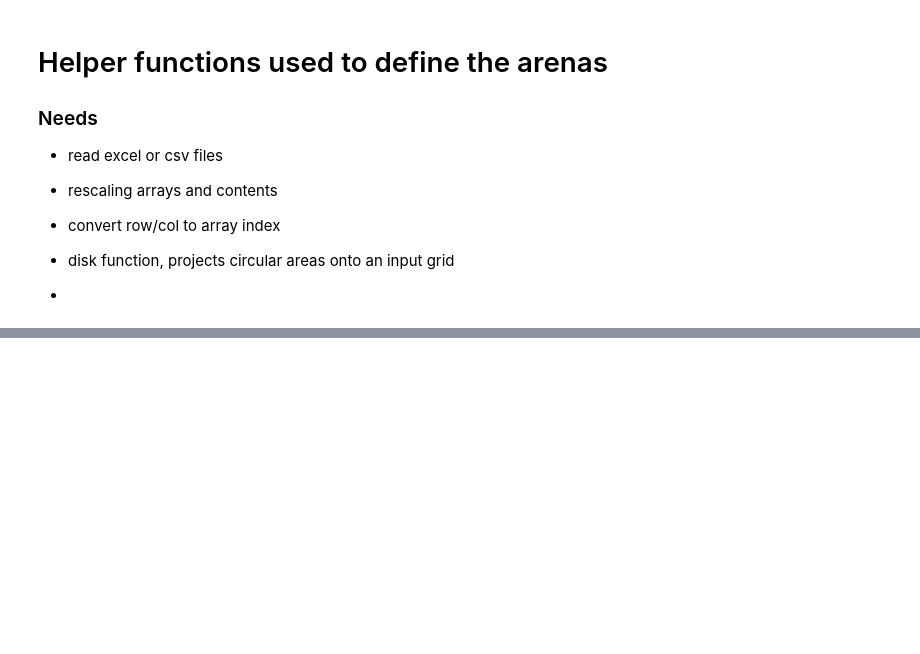
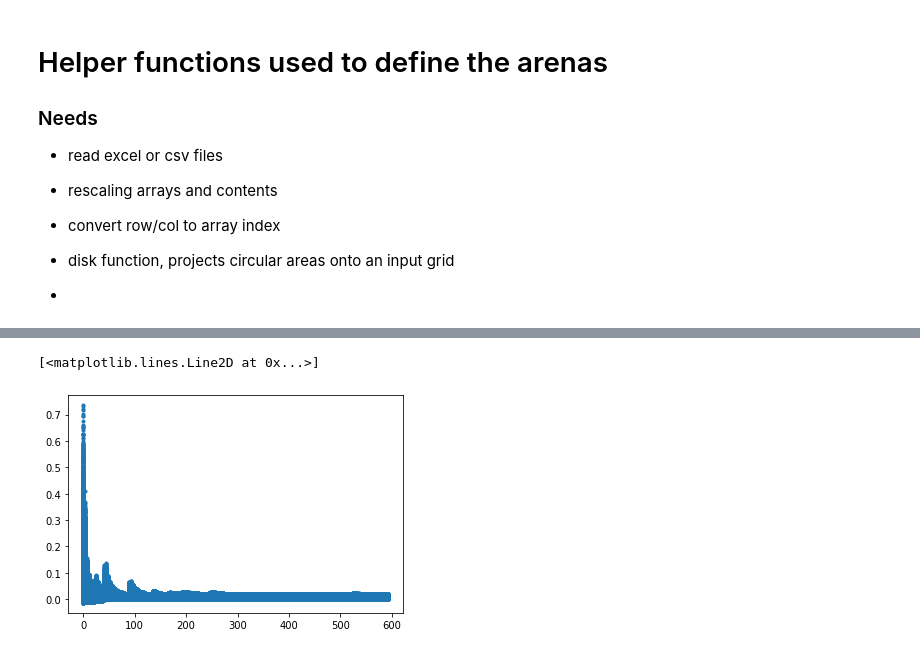
Before and after one commit to boospooky/omnitray-modeling, a Jupyter notebook: omnitray-modeling/mimic_190413_exp_jac.ipynb, the cells around one changed output, grey strips where cells are left out. Saved outputs shown, nothing was run; the diff lists cells and outputs as text; code cells hidden in the pictures; blank space fills up the shorter version.

```diff
--- a/omnitray-modeling/mimic_190413_exp_jac.ipynb
+++ b/omnitray-modeling/mimic_190413_exp_jac.ipynb
@@ -832,0 +851,9 @@ Radau
+# %%
+dy_arr = np.diff(img[:,c_i,:,:],axis=0)/(img[:-1,c_i,:,:]+1e-5)
+_, nh, nw = dy_arr.shape
+t_vec_rep = np.repeat(t_vec[:-1], nh*nw)
+dt_vec_rep = np.repeat(np.diff(t_vec), nh*nw)
+plt.plot(t_vec_rep, dy_arr.flatten() / dt_vec_rep,'.')
+# %% [output]
+[<matplotlib.lines.Line2D at 0x...>]
+[figure, added]
```
Also changed, not shown: parts of 12 cells of this notebook.
